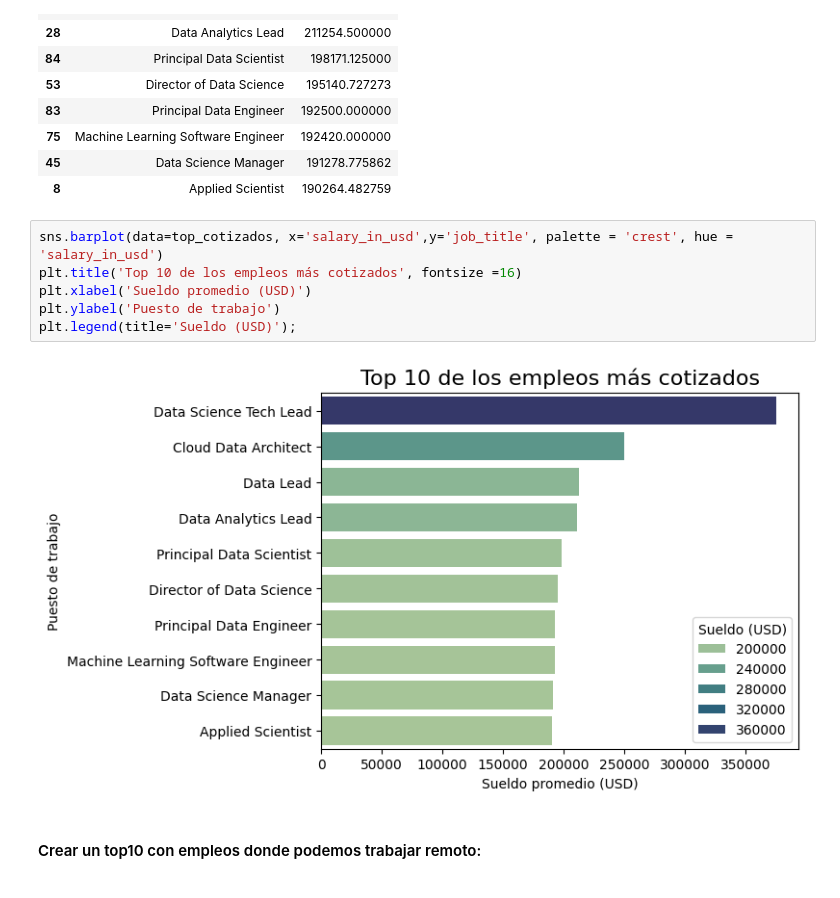
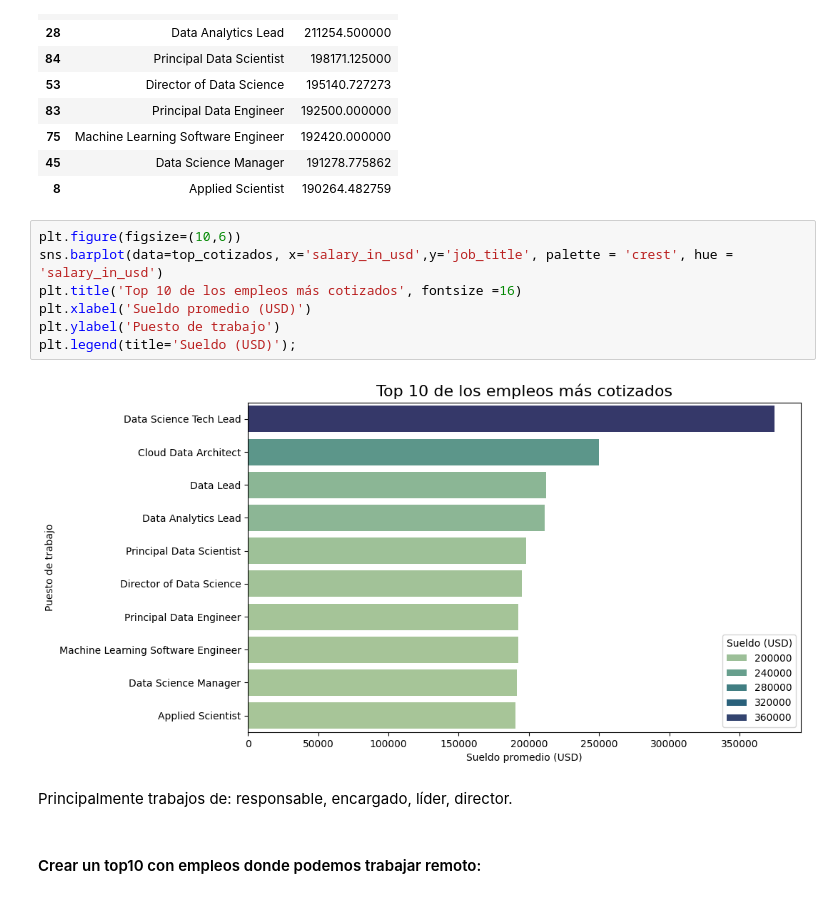
Before and after one commit to DanielaRosero/DataScienceSalary, a Jupyter notebook: notebook.ipynb, the cells around one changed output. Drawn from its saved outputs; the diff is of its cells as text.

```diff
--- a/notebook.ipynb
+++ b/notebook.ipynb
@@ -461,13 +461,16 @@ top_cotizados
 | 45 | Data Science Manager | 191278.775862 |
 | 8 | Applied Scientist | 190264.482759 |
 # %%
+plt.figure(figsize=(10,6))
 sns.barplot(data=top_cotizados, x='salary_in_usd',y='job_title', palette = 'crest', hue = 'salary_in_usd')
 plt.title('Top 10 de los empleos más cotizados', fontsize =16)
 plt.xlabel('Sueldo promedio (USD)')
 plt.ylabel('Puesto de trabajo')
 plt.legend(title='Sueldo (USD)');
 # %% [output]
-[figure, old version]
+[figure, new version]
+# %% [markdown]
+Principalmente trabajos de: responsable, encargado, líder, director.
 # %% [markdown]
 
 #### Crear un top10 con empleos donde podemos trabajar remoto:
```
Also changed, not shown: parts of 2 cells of this notebook, 2 other files.
